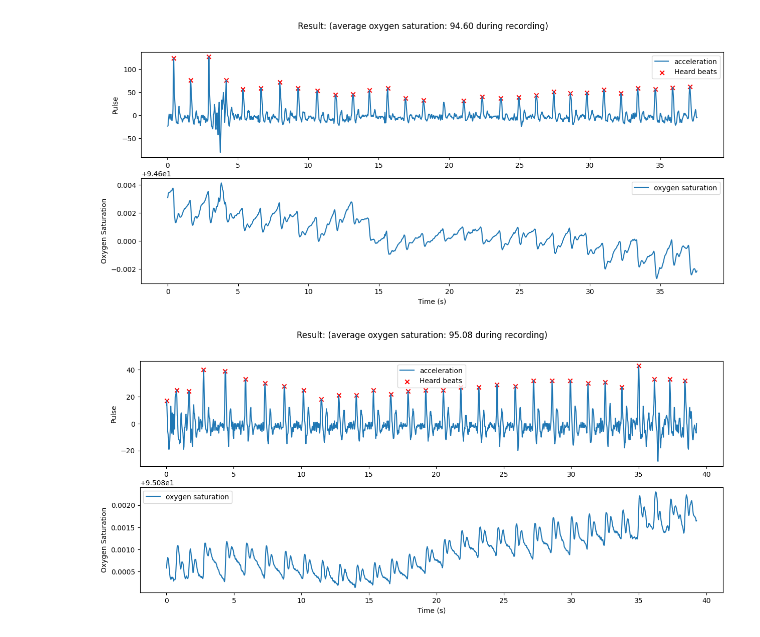
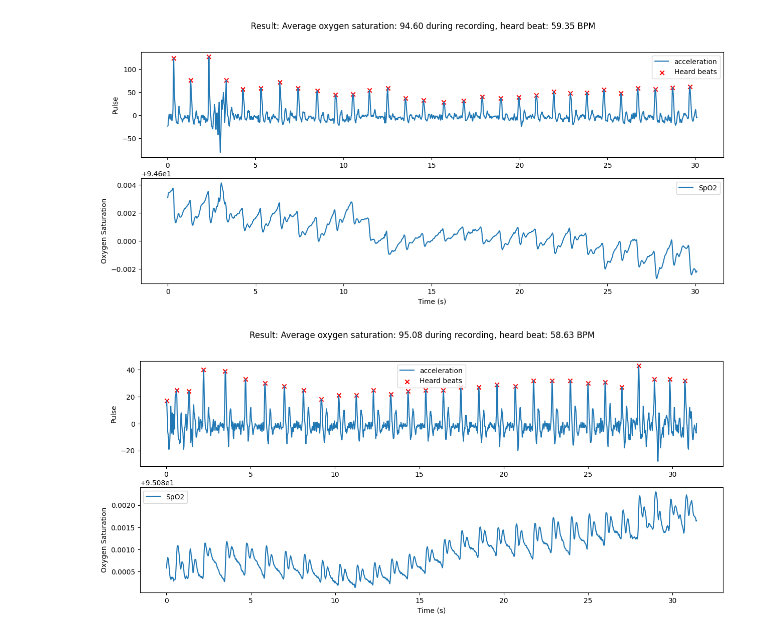
Before and after one commit to JanBoesch/MobileHealthSensing, a Jupyter notebook: V4_PPG/PPG.ipynb, the cells around one changed output. Saved outputs shown, nothing was run; the diff lists cells and outputs as text; code cells hidden in the pictures.

```diff
--- a/V4_PPG/PPG.ipynb
+++ b/V4_PPG/PPG.ipynb
@@ -22,20 +22,26 @@ def calculate_spo2(red_value, ir_value):
 spo2 = calculate_spo2(d_values_red, d_values_ir)
 
 # Künstliche Zeitreihe erstellen
-time_series = np.arange(len(d_values_ir)) * 0.025  # 2,5 Millisekunden pro Eintrag, Sensor taste mit 400Hz
+time_series = np.arange(len(d_values_ir)) * 0.02  # 2 Millisekunden pro Eintrag
 
 # Ableitung der Beschleunigung berechnen
 acceleration = d_values_ir.diff()
 
 # Peaks in der Beschleunigung finden
-peaks, _ = find_peaks(acceleration, height=30, distance=20)
+peaks, _ = find_peaks(acceleration, height=20, distance=25)
+
+# Zeitdifferenzen zwischen aufeinanderfolgenden Peaks auf der künstlichen Zeitreihe berechnen
+time_diffs = np.diff(time_series[peaks])
+
+# Herzschlagfrequenz in BPM (Beats Per Minute) berechnen
+heartbeats = 60 / np.mean(time_diffs)
 
 # Durchschnittliche Sauerstoffsättigung pro Messung berechnen
 saturation = spo2.mean()
 
 # Create a figure and set its size to 15x5 in.
 fig, (ax1, ax2) = plt.subplots(2, 1, figsize=(15,6))
-fig.suptitle(f'Result: (average oxygen saturation: {saturation:.2f} during recording)')
+fig.suptitle(f'Result: Average oxygen saturation: {saturation:.2f} during recording, heard beat: {heartbeats:.2f} BPM')
 
 # Plot a line chart
 ax1.plot(time_series, acceleration, label='acceleration')
@@ -43,7 +49,7 @@ ax1.scatter(time_series[peaks], acceleration.iloc[peaks], c='r', marker='x', lab
 ax1.set_ylabel('Pulse')
 ax1.legend()
 
-ax2.plot(time_series, spo2, label='oxygen saturation')
+ax2.plot(time_series, spo2, label='SpO2')
 ax2.set_xlabel('Time (s)')
 ax2.set_ylabel('Oxygen Saturation')
 ax2.legend()
@@ -52,7 +58,7 @@ ax2.legend()
 # Show plot
 plt.show()
 # %% [output]
-[figure, old version]
+[figure, new version]
 # %%
 import pandas as pd
 import numpy as np
@@ -74,35 +80,41 @@ def calculate_spo2(red_value, ir_value):
     spo2 = -45.060*ratio* ratio/10000 + 30.354 *ratio/100 + 94.845
     return spo2
 
 spo2 = calculate_spo2(d_values_red, d_values_ir)
 
 # Künstliche Zeitreihe erstellen
-time_series = np.arange(len(data_ir)) * 0.025  # 2,5 Millisekunden pro Eintrag, Sensor taste mit 400Hz
+time_series = np.arange(len(data_ir)) * 0.02  # 2 Millisekunden pro Eintrag
 
 # Ableitung der Beschleunigung berechnen
 acceleration = d_values_ir_inverted.diff()
 
 # Peaks in der Beschleunigung finden
-peaks, _ = find_peaks(acceleration, height=10, distance=20)
+peaks, _ = find_peaks(acceleration, height=10, distance=25)
+
+# Zeitdifferenzen zwischen aufeinanderfolgenden Peaks auf der künstlichen Zeitreihe berechnen
+time_diffs = np.diff(time_series[peaks])
+
+# Herzschlagfrequenz in BPM (Beats Per Minute) berechnen
+heartbeats = 60 / np.mean(time_diffs)
 
 # Durchschnittliche Sauerstoffsättigung pro Messung berechnen
 saturation = spo2.mean()
 
 # Create a figure and set its size to 15x5 in.
 fig, (ax1, ax2) = plt.subplots(2, 1, figsize=(15,6))
-fig.suptitle(f'Result: (average oxygen saturation: {saturation:.2f} during recording)')
+fig.suptitle(f'Result: Average oxygen saturation: {saturation:.2f} during recording, heard beat: {heartbeats:.2f} BPM')
 
 ax1.plot(time_series, acceleration, label='acceleration')
 ax1.scatter(time_series[peaks], acceleration.iloc[peaks], c='r', marker='x', label='Heard beats')
 ax1.set_ylabel('Pulse')
 ax1.legend()
 
-ax2.plot(time_series, spo2, label='oxygen saturation')
+ax2.plot(time_series, spo2, label='SpO2')
 ax2.set_xlabel('Time (s)')
 ax2.set_ylabel('Oxygen Saturation')
 ax2.legend()
 
 # Diagramm anzeigen
 plt.show()
 # %% [output]
-[figure, old version]
+[figure, new version]
```
Also changed, not shown: 3 other files.
